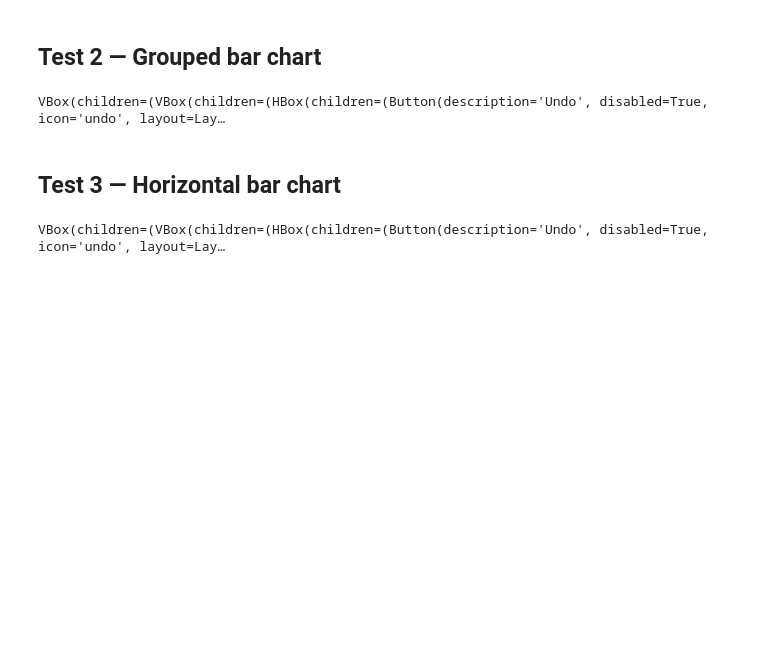
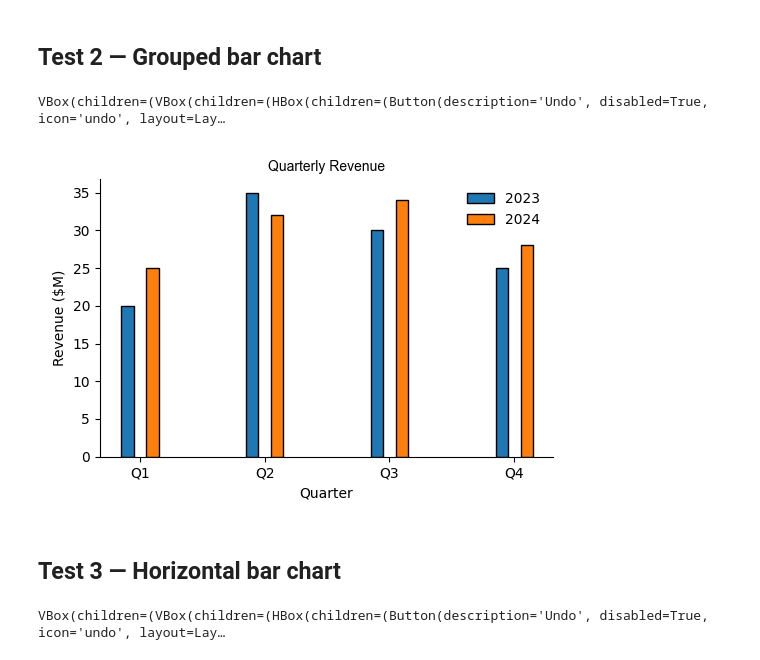
Before and after one commit to p-koo/matplotly, a Jupyter notebook: examples/demo_bar.ipynb, the cells around one changed output. Saved outputs shown, nothing was run; the diff lists cells and outputs as text; code cells hidden in the pictures; blank space fills up the shorter version.

```diff
--- a/examples/demo_bar.ipynb
+++ b/examples/demo_bar.ipynb
@@ -41,6 +99,73 @@ ax.legend()
 matplotly(fig)
 # %% [output]
 VBox(children=(VBox(children=(HBox(children=(Button(description='Undo', disabled=True, icon='undo', layout=Lay…
+# %%
+fig, ax = plt.subplots(figsize=(7, 5))
+
+x = np.arange(4)
+ax.bar(x - 0.2, [20, 35, 30, 25], 0.4, label='2023')
+ax.bar(x + 0.2, [25, 32, 34, 28], 0.4, label='2024')
+
+ax.set_xticks(x)
+ax.set_xticklabels(['Q1', 'Q2', 'Q3', 'Q4'])
+ax.set_title('Quarterly Revenue')
+ax.set_xlabel('Quarter')
+ax.set_ylabel('Revenue ($M)')
+ax.legend()
+
+# Generated by matplotly v4
+
+# 2023
+for _p in ax.containers[0]:
+    _p.set_facecolor('#1f77b4')
+    _p.set_edgecolor('#000000')
+for _p, _x in zip(ax.containers[0], [-0.15, 0.85, 1.85, 2.85]):
+    _p.set_width(0.1)
+    _p.set_x(_x)
+
+# 2024
+for _p in ax.containers[1]:
+    _p.set_facecolor('#ff7f0e')
+    _p.set_edgecolor('#000000')
+for _p, _x in zip(ax.containers[1], [0.05, 1.05, 2.05, 3.05]):
+    _p.set_width(0.1)
+    _p.set_x(_x)
+ax.set_xticks([0.0, 1.0, 2.0, 3.0])
+ax.set_xticklabels(['Q1', 'Q2', 'Q3', 'Q4'])
+
+# Labels
+ax.set_title('Quarterly Revenue')
+ax.set_xlabel('Quarter')
+ax.set_ylabel('Revenue ($M)')
+
+# Limits
+ax.set_xlim(-0.32, 3.31)
+ax.set_ylim(0.0, 36.75)
+
+# Fonts
+ax.title.set_fontsize(10.0)
+ax.title.set_fontfamily('Arial')
+ax.xaxis.label.set_fontsize(10.0)
+ax.yaxis.label.set_fontsize(10.0)
+ax.tick_params(labelsize=10.0)
+ax.tick_params(direction='out', length=3.5, width=0.8)
+
+# Spines
+ax.spines['top'].set_visible(False)
+ax.spines['top'].set_linewidth(0.8)
+ax.spines['right'].set_visible(False)
+ax.spines['right'].set_linewidth(0.8)
+ax.spines['bottom'].set_linewidth(0.8)
+ax.spines['left'].set_linewidth(0.8)
+
+# Legend
+ax.legend(loc='upper right', frameon=False, fontsize=10.0, bbox_to_anchor=(1.0, 1.0))
+
+# Layout
+fig.set_size_inches(5.3, 3.7)
+fig.tight_layout()
+# %% [output]
+[figure, added]
 # %% [markdown]
 ## Test 3 — Horizontal bar chart
 # %%
```
Also changed, not shown: parts of 3 cells of this notebook, 3 other files.
